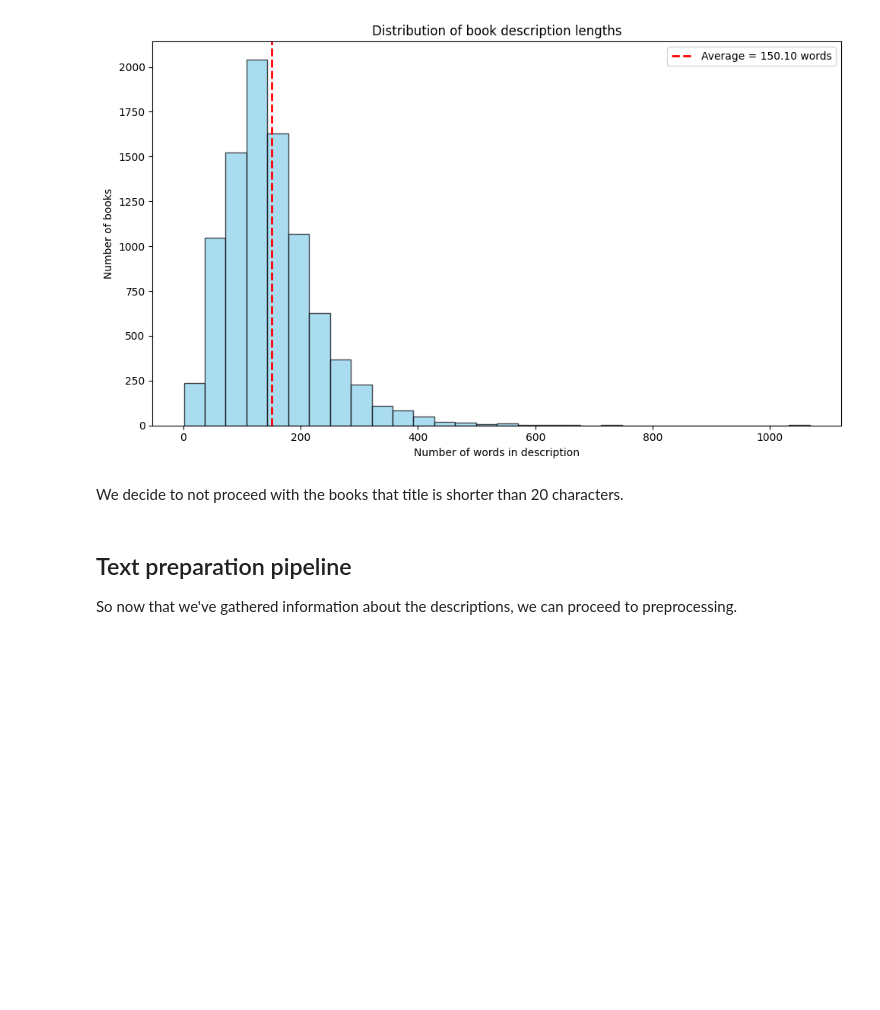
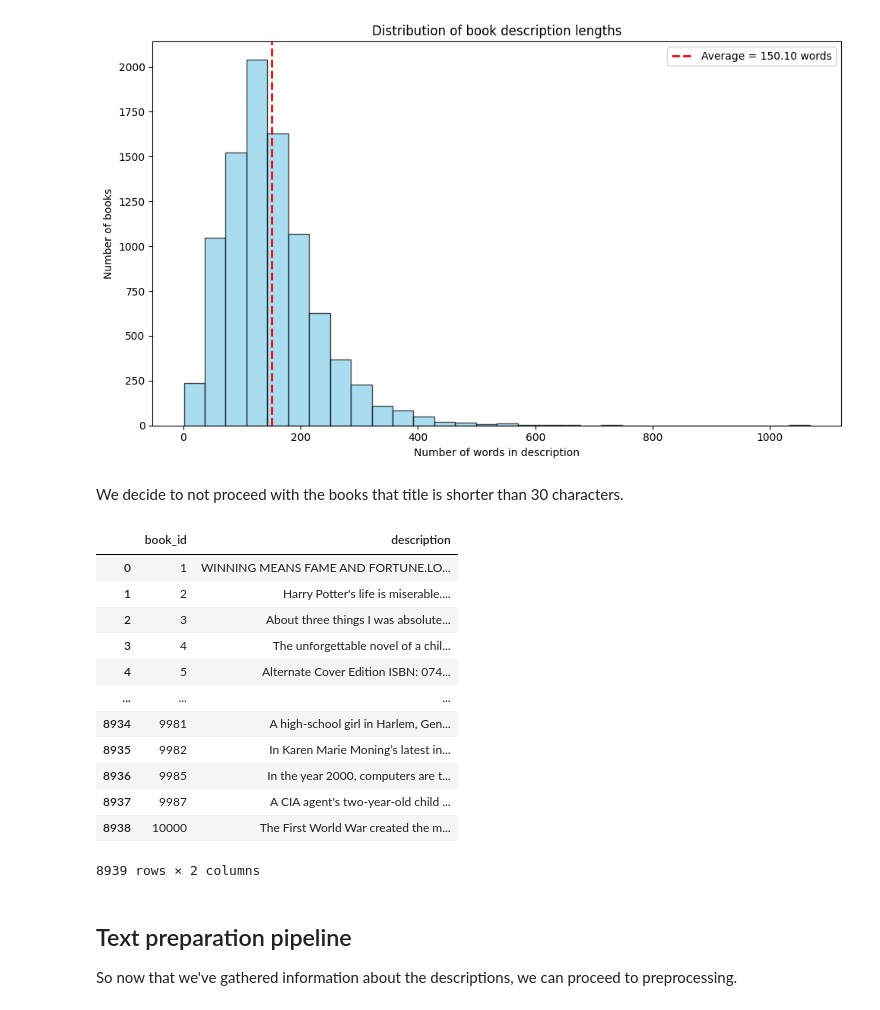
Before and after one commit to jaszczurinho/Recommendation-system, a Jupyter notebook: Description_EDA_preprocessing.ipynb, the cells around one changed output. Saved outputs shown, nothing was run; the diff lists cells and outputs as text; code cells hidden in the pictures; blank space fills up the shorter version.

```diff
--- a/Description_EDA_preprocessing.ipynb
+++ b/Description_EDA_preprocessing.ipynb
@@ -190,12 +207,28 @@ plt.show()
 # %% [output]
 [figure]
 # %% [markdown]
-We decide to not proceed with the books that title is shorter than 20 characters.
+We decide to not proceed with the books that title is shorter than 30 characters.
 # %%
-books_df = books_df[books_df['description'].apply(lambda x: len(str(x).split()) >= 20)]
-descriptions = books_df['description']
+books_df = books_df[books_df['description'].apply(lambda x: len(str(x).split()) >= 30)]
+descriptions = books_df[['book_id', 'description']].reset_index().drop('index', axis = 1)
 # %%
 #display_short_texts(books_df, max_words=20)
+# %%
+descriptions
+# %% [output]
+|  | book_id | description |
+| 0 | 1 | WINNING MEANS FAME AND FORTUNE.LO... |
+| 1 | 2 | Harry Potter's life is miserable.... |
+| 2 | 3 | About three things I was absolute... |
+| 3 | 4 | The unforgettable novel of a chil... |
+| 4 | 5 | Alternate Cover Edition ISBN: 074... |
+| ... | ... | ... |
+| 8934 | 9981 | A high-school girl in Harlem, Gen... |
+| 8935 | 9982 | In Karen Marie Moning’s latest in... |
+| 8936 | 9985 | In the year 2000, computers are t... |
+| 8937 | 9987 | A CIA agent's two-year-old child ... |
+| 8938 | 10000 | The First World War created the m... |
+8939 rows × 2 columns
 # %% [markdown]
 ## Text preparation pipeline
 
```
Also changed, not shown: parts of 33 cells of this notebook, 1 other file.
